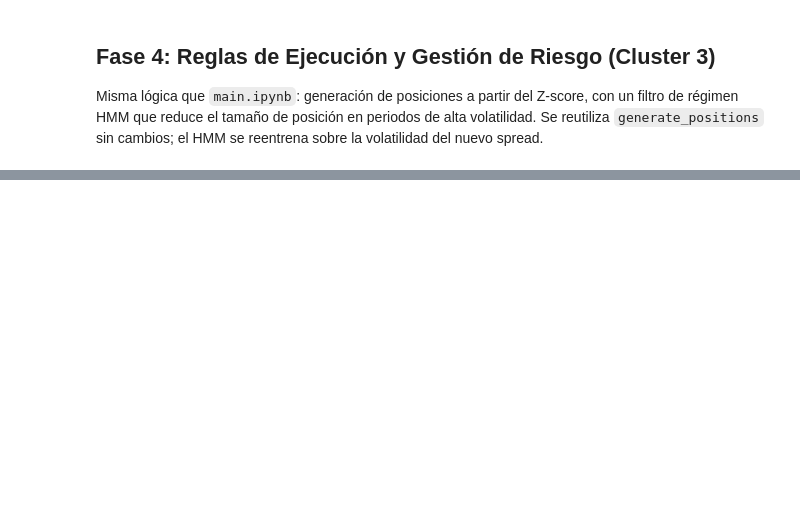
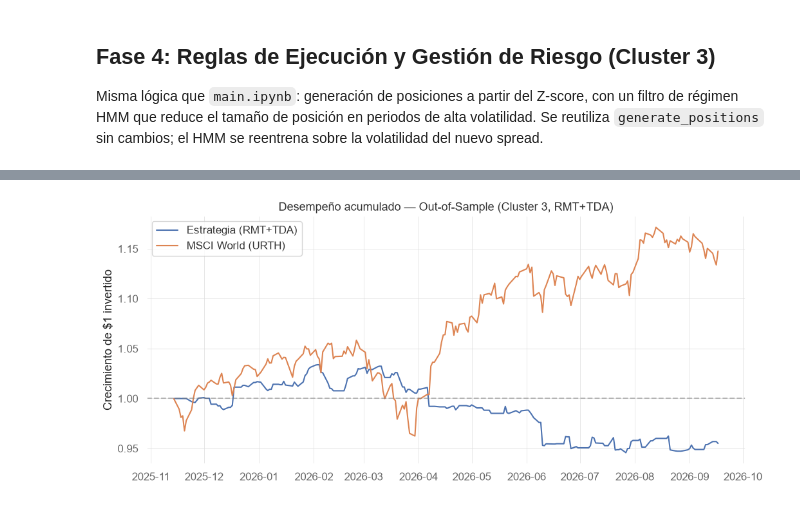
Before and after one commit to SamuOropeza/Investigacion_PCNM, a Jupyter notebook: RMT+TDA.ipynb, the cells around one changed output, grey strips where cells are left out. Cells and saved outputs as stored; diff of their text form; code cells hidden in the pictures; blank space fills up the shorter version.

```diff
--- a/RMT+TDA.ipynb
+++ b/RMT+TDA.ipynb
@@ -664,0 +786,14 @@ plt.show()
+# %%
+strategy_cum_c3 = (1 + strategy_returns_daily_c3).cumprod()
+benchmark_cum_c3 = (1 + benchmark_returns_daily_c3).cumprod()
+
+plt.figure(figsize=(12, 5))
+plt.plot(strategy_cum_c3.index, strategy_cum_c3.values, label='Estrategia (RMT+TDA)', linewidth=1.5)
+plt.plot(benchmark_cum_c3.index, benchmark_cum_c3.values, label='MSCI World (URTH)', linewidth=1.5)
+plt.axhline(1.0, color='gray', linestyle='--', alpha=0.5)
+plt.legend()
+plt.title("Desempeño acumulado — Out-of-Sample (Cluster 3, RMT+TDA)")
+plt.ylabel("Crecimiento de $1 invertido")
+plt.show()
+# %% [output]
+[figure, added]
```
Also changed, not shown: parts of 27 cells of this notebook.
